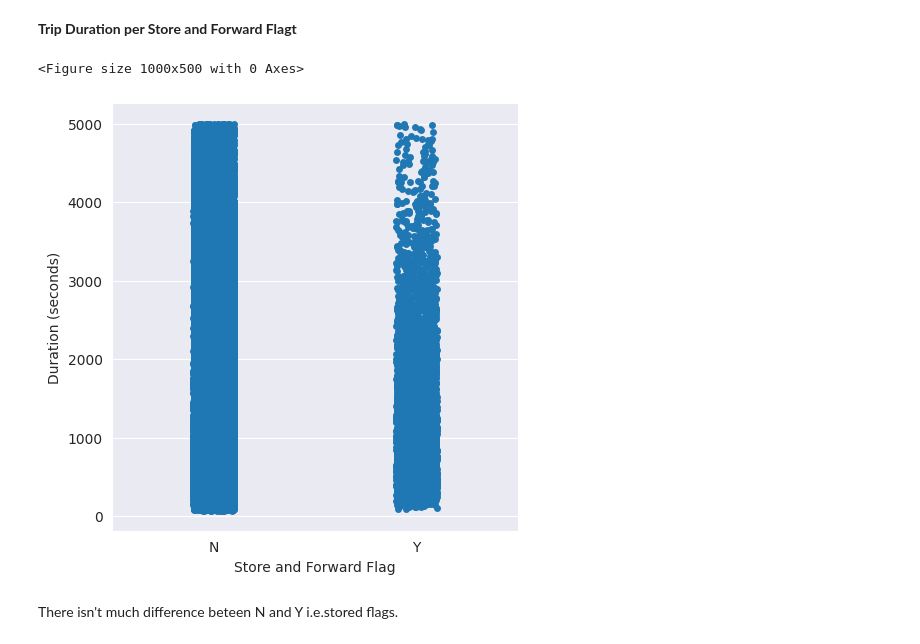
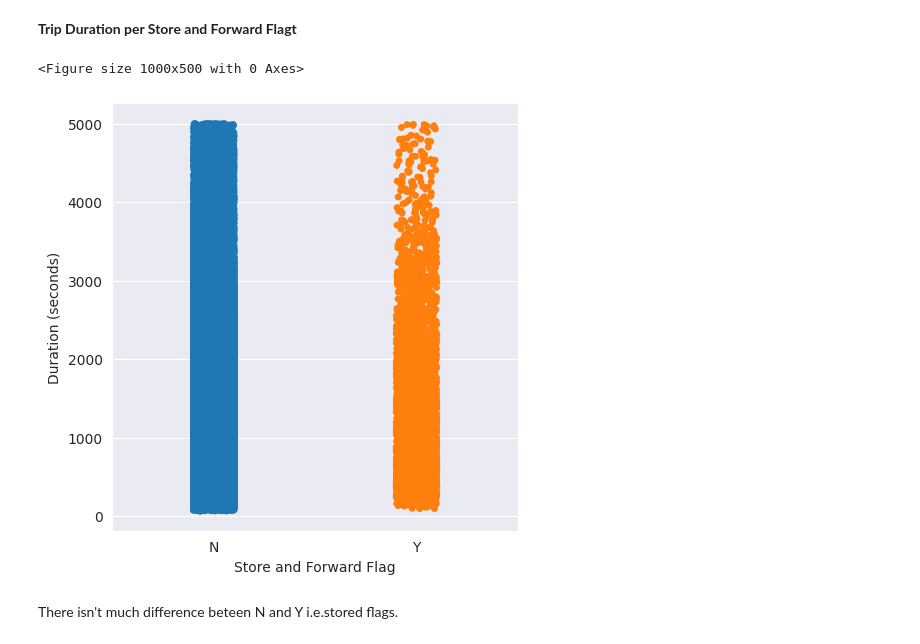
Before and after one commit to Ankita-chouhan-github/EDA-Capstone-project, a Jupyter notebook: NYC_Taxi_Trip_Time_Prediction_(Capstone_Project).ipynb, the cells around one changed output. Drawn from its saved outputs; the diff is of its cells as text; code cells hidden in the pictures.

```diff
--- a/NYC_Taxi_Trip_Time_Prediction_(Capstone_Project).ipynb
+++ b/NYC_Taxi_Trip_Time_Prediction_(Capstone_Project).ipynb
@@ -735,13 +747,13 @@ Vendor id 2 takes longer trips as compared to vendor 1.
 **Trip Duration per Store and Forward Flagt**
 # %%
 plt.figure(figsize = (10,5))
-sns.catplot(y='trip_duration',x='store_and_fwd_flag',data=NYC_df,kind='strip')
+sns.catplot(y='trip_duration',x='store_and_fwd_flag',data=NYC_df,kind='strip', hue = 'store_and_fwd_flag')
 plt.xlabel('Store and Forward Flag')
 plt.ylabel('Duration (seconds)')
 plt.show()
 # %% [output]
 <Figure size 1000x500 with 0 Axes>
-[figure, old version]
+[figure, new version]
 # %% [markdown]
 There isn't much difference beteen N and Y i.e.stored flags.
 # %% [markdown]
```
Also changed, not shown: parts of 47 cells of this notebook.
